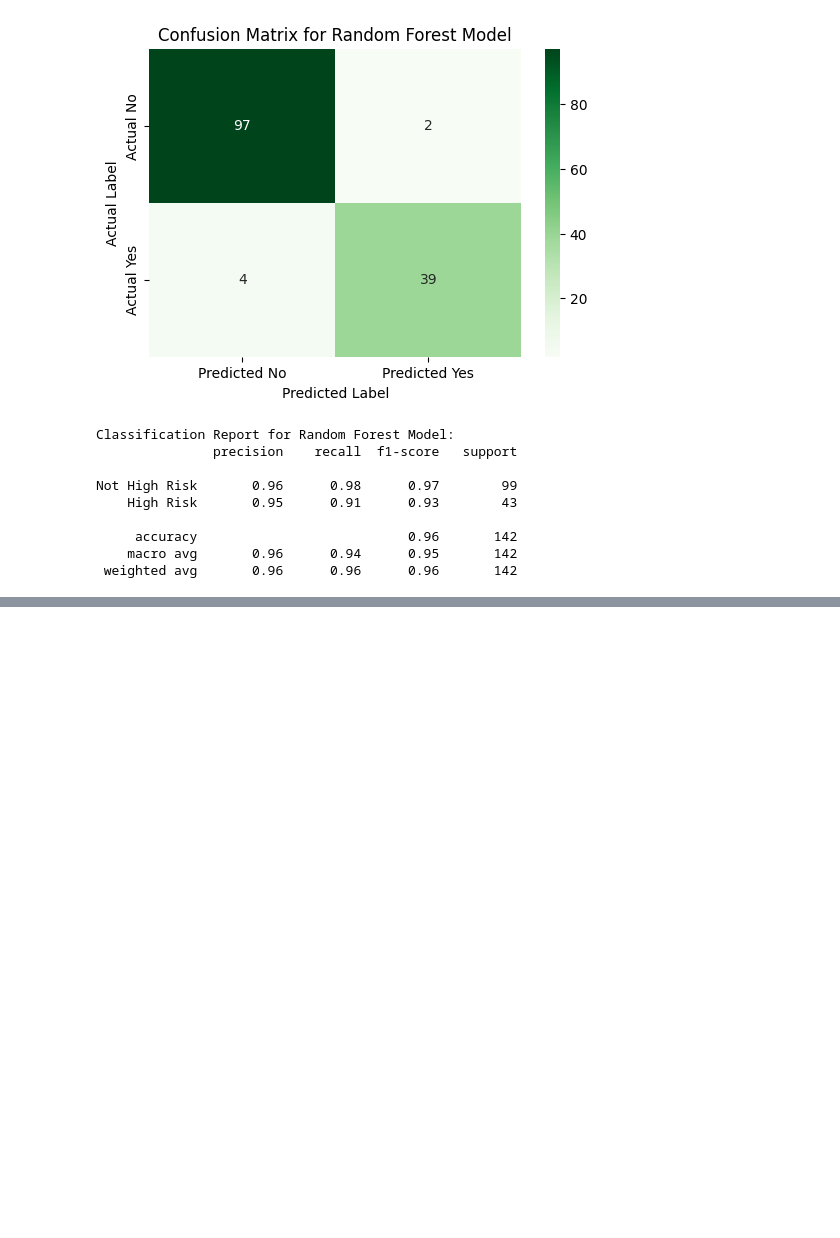
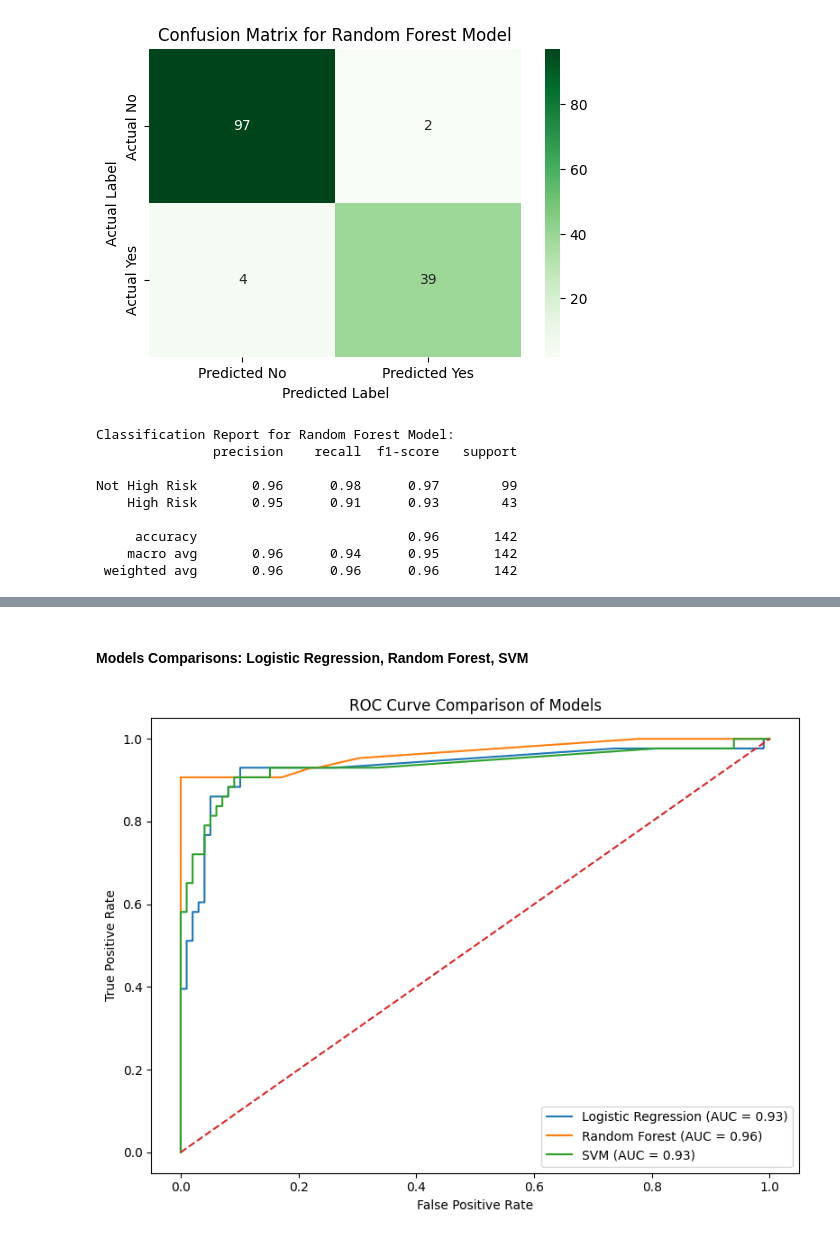
Before and after one commit to cesardushime/Compliance-Radar-ML-323571, a Jupyter notebook: notebooks/main.ipynb, the cells around one changed output, grey strips where cells are left out. Saved outputs shown, nothing was run; the diff lists cells and outputs as text; code cells hidden in the pictures; blank space fills up the shorter version.

Commit message:
updated 3 models comparison and README

```diff
--- a/notebooks/main.ipynb
+++ b/notebooks/main.ipynb
@@ -898,0 +887,12 @@ Random Forest: 0.964
+# %%
+# SVM Model
+
+from sklearn.svm import SVC
+svm_model = SVC(probability=True, class_weight='balanced', random_state=42)
+svm_model.fit(X_train, y_train)
+y_pred_svm = svm_model.predict(X_test)
+y_pred_proba_svm = svm_model.predict_proba(X_test)[:, 1]
+
+# Metrics for SVM Model
+print("\nClassification Report for SVM Model:")
+print(classification_report(y_test, y_pred_svm, target_names=['Not High Risk', 'High Risk']))
@@ -898,0 +909,27 @@ Random Forest: 0.964
+# %% [markdown]
+#### Models Comparisons: Logistic Regression, Random Forest, SVM
+# %%
+# Visualizing comparisons of the 3 models based on ROC Curves
+fpr_log, tpr_log, _ = roc_curve(y_test, y_pred_proba)
+roc_auc_log = roc_auc_score(y_test, y_pred_proba)
+fpr_rf, tpr_rf, _ = roc_curve(y_test, rf_model.predict_proba(X_test)[:, 1])
+roc_auc_rf = roc_auc_score(y_test, rf_model.predict_proba(X_test)[:, 1])
+fpr_svm, tpr_svm, _ = roc_curve(y_test, y_pred_proba_svm)
+roc_auc_svm = roc_auc_score(y_test, y_pred_proba_svm)
+
+plt.figure(figsize=(8, 6))
+plt.plot(fpr_log, tpr_log, label=f'Logistic Regression (AUC = {roc_auc_log:.2f})')
+plt.plot(fpr_rf, tpr_rf, label=f'Random Forest (AUC = {roc_auc_rf:.2f})')
+plt.plot(fpr_svm, tpr_svm, label=f'SVM (AUC = {roc_auc_svm:.2f})')
+plt.plot([0, 1], [0, 1], linestyle='--')
+plt.xlabel('False Positive Rate')
+plt.ylabel('True Positive Rate')
+plt.title('ROC Curve Comparison of Models')
+plt.legend()
+plt.tight_layout()
+
+# Save plot to images folder
+plt.savefig(images_path + 'roc_curve_comparison_models.png')
+plt.show()
+# %% [output]
+[figure, added]
```
Also changed, not shown: parts of 11 cells of this notebook, 4 other files.
